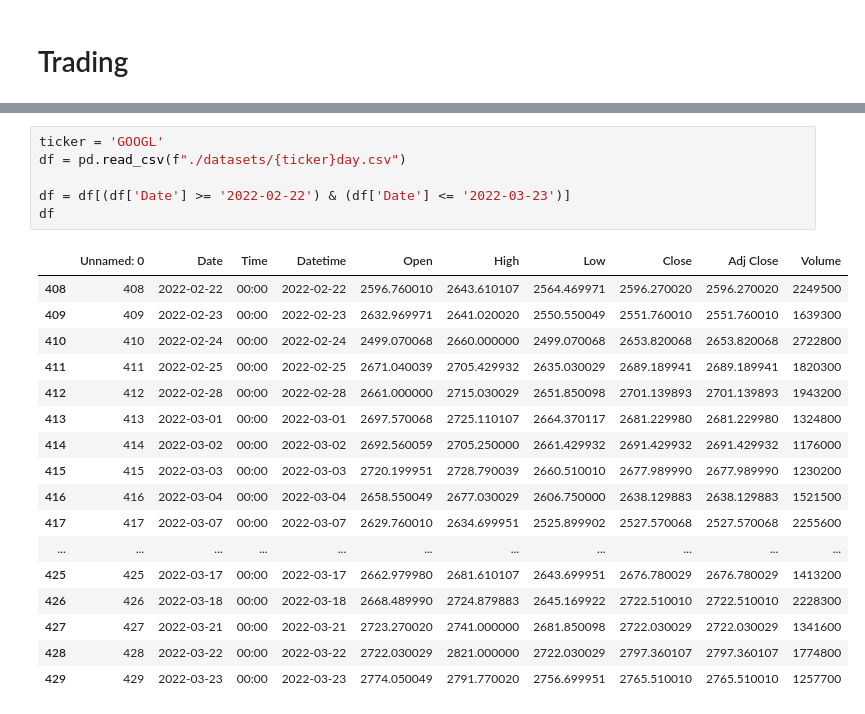
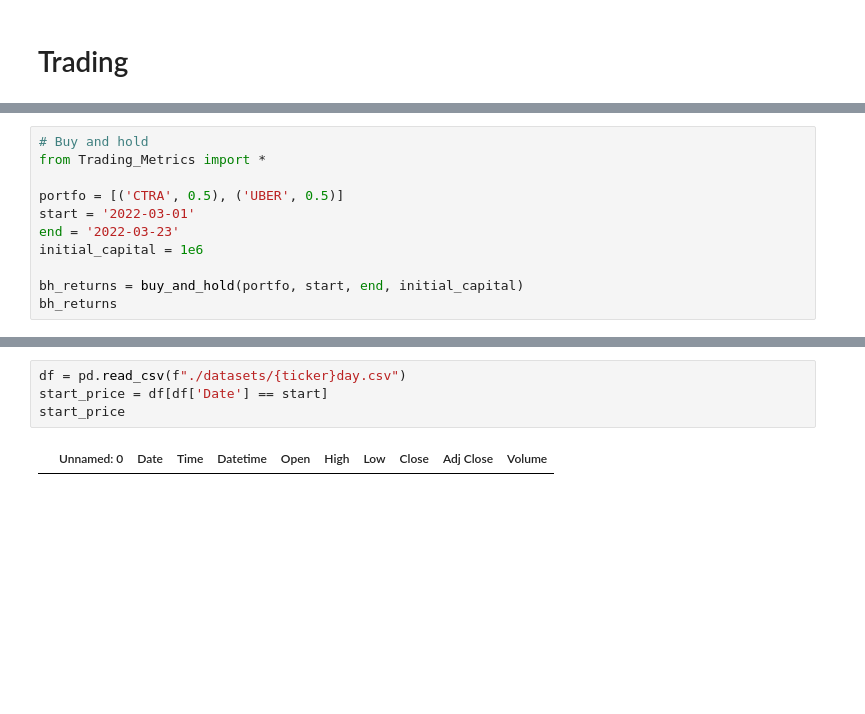
Before and after one commit to ali-rabiee/Portfolio-Formation, a Jupyter notebook: Portfolio_Formation.ipynb, the cells around one changed output, grey strips where cells are left out. Cells and saved outputs as stored; diff of their text form; blank space fills up the shorter version.

```diff
--- a/Portfolio_Formation.ipynb
+++ b/Portfolio_Formation.ipynb
@@ -952,0 +964,11 @@ rate_of_ret
+# %%
+# Buy and hold
+from Trading_Metrics import *
+
+portfo = [('CTRA', 0.5), ('UBER', 0.5)]
+start = '2022-03-01'
+end = '2022-03-23'
+initial_capital = 1e6
+
+bh_returns = buy_and_hold(portfo, start, end, initial_capital)
+bh_returns
@@ -953,24 +1050,6 @@ rate_of_ret
 # %%
-ticker = 'GOOGL'
 df = pd.read_csv(f"./datasets/{ticker}day.csv")
-
-df = df[(df['Date'] >= '2022-02-22') & (df['Date'] <= '2022-03-23')]
-df
+start_price = df[df['Date'] == start]
+start_price
 # %% [output]
 |  | Unnamed: 0 | Date | Time | Datetime | Open | High | Low | Close | Adj Close | Volume |
-| 408 | 408 | 2022-02-22 | 00:00 | 2022-02-22 | 2596.760010 | 2643.610107 | 2564.469971 | 2596.270020 | 2596.270020 | 2249500 |
-| 409 | 409 | 2022-02-23 | 00:00 | 2022-02-23 | 2632.969971 | 2641.020020 | 2550.550049 | 2551.760010 | 2551.760010 | 1639300 |
-| 410 | 410 | 2022-02-24 | 00:00 | 2022-02-24 | 2499.070068 | 2660.000000 | 2499.070068 | 2653.820068 | 2653.820068 | 2722800 |
-| 411 | 411 | 2022-02-25 | 00:00 | 2022-02-25 | 2671.040039 | 2705.429932 | 2635.030029 | 2689.189941 | 2689.189941 | 1820300 |
-| 412 | 412 | 2022-02-28 | 00:00 | 2022-02-28 | 2661.000000 | 2715.030029 | 2651.850098 | 2701.139893 | 2701.139893 | 1943200 |
-| 413 | 413 | 2022-03-01 | 00:00 | 2022-03-01 | 2697.570068 | 2725.110107 | 2664.370117 | 2681.229980 | 2681.229980 | 1324800 |
-| 414 | 414 | 2022-03-02 | 00:00 | 2022-03-02 | 2692.560059 | 2705.250000 | 2661.429932 | 2691.429932 | 2691.429932 | 1176000 |
-| 415 | 415 | 2022-03-03 | 00:00 | 2022-03-03 | 2720.199951 | 2728.790039 | 2660.510010 | 2677.989990 | 2677.989990 | 1230200 |
-| 416 | 416 | 2022-03-04 | 00:00 | 2022-03-04 | 2658.550049 | 2677.030029 | 2606.750000 | 2638.129883 | 2638.129883 | 1521500 |
-| 417 | 417 | 2022-03-07 | 00:00 | 2022-03-07 | 2629.760010 | 2634.699951 | 2525.899902 | 2527.570068 | 2527.570068 | 2255600 |
-| ... | ... | ... | ... | ... | ... | ... | ... | ... | ... | ... |
-| 425 | 425 | 2022-03-17 | 00:00 | 2022-03-17 | 2662.979980 | 2681.610107 | 2643.699951 | 2676.780029 | 2676.780029 | 1413200 |
-| 426 | 426 | 2022-03-18 | 00:00 | 2022-03-18 | 2668.489990 | 2724.879883 | 2645.169922 | 2722.510010 | 2722.510010 | 2228300 |
-| 427 | 427 | 2022-03-21 | 00:00 | 2022-03-21 | 2723.270020 | 2741.000000 | 2681.850098 | 2722.030029 | 2722.030029 | 1341600 |
-| 428 | 428 | 2022-03-22 | 00:00 | 2022-03-22 | 2722.030029 | 2821.000000 | 2722.030029 | 2797.360107 | 2797.360107 | 1774800 |
-| 429 | 429 | 2022-03-23 | 00:00 | 2022-03-23 | 2774.050049 | 2791.770020 | 2756.699951 | 2765.510010 | 2765.510010 | 1257700 |
```
Also changed, not shown: parts of 51 cells of this notebook.
